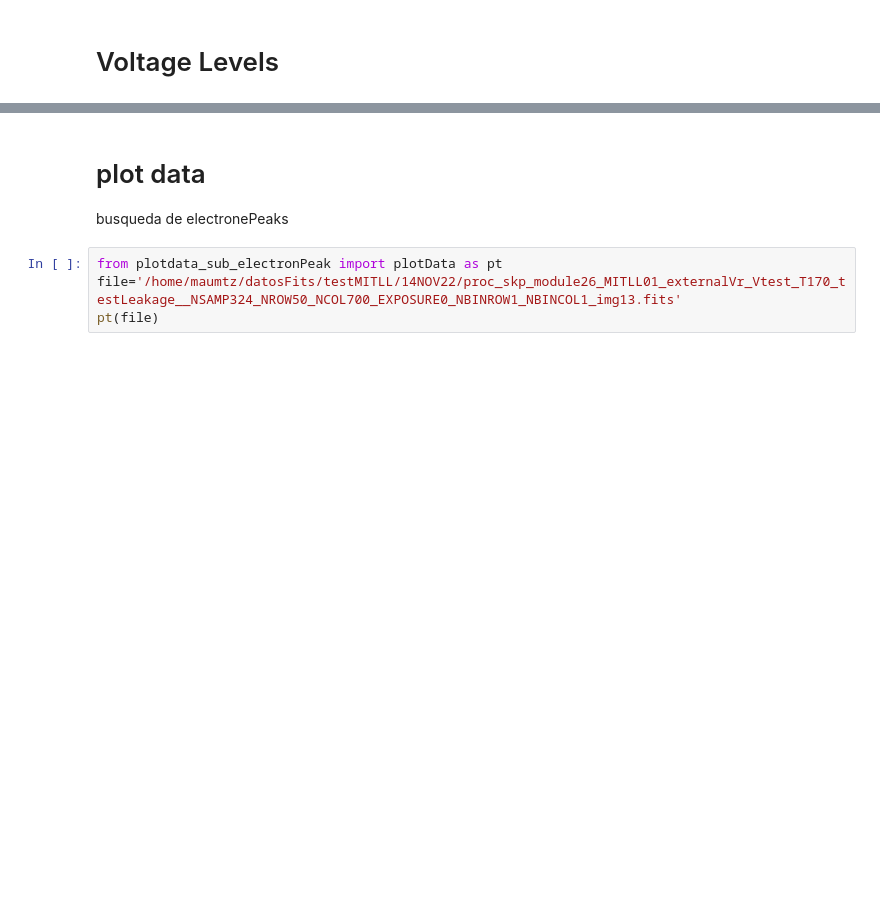
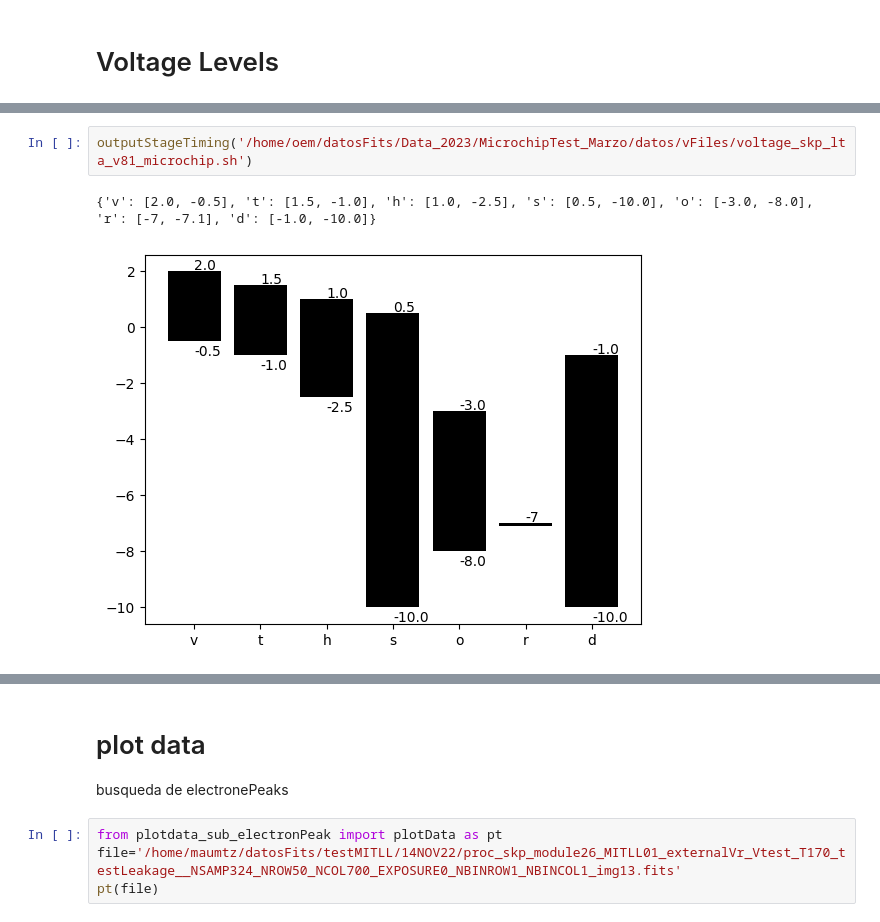
Before and after one commit to maumtzmon/ClasesPy, a Jupyter notebook: 21 - matplotlib/06_barGraphs.ipynb, the cells around one changed output, grey strips where cells are left out. Cells and saved outputs as stored; diff of their text form; blank space fills up the shorter version.

```diff
--- a/21 - matplotlib/06_barGraphs.ipynb
+++ b/21 - matplotlib/06_barGraphs.ipynb
@@ -68,0 +84,5 @@ outputStageTiming()
+# %%
+outputStageTiming('/home/oem/datosFits/Data_2023/MicrochipTest_Marzo/datos/vFiles/voltage_skp_lta_v81_microchip.sh')
+# %% [output]
+{'v': [2.0, -0.5], 't': [1.5, -1.0], 'h': [1.0, -2.5], 's': [0.5, -10.0], 'o': [-3.0, -8.0], 'r': [-7, -7.1], 'd': [-1.0, -10.0]}
+[figure, added]
```
Also changed, not shown: parts of 8 cells of this notebook, 10 other files.
